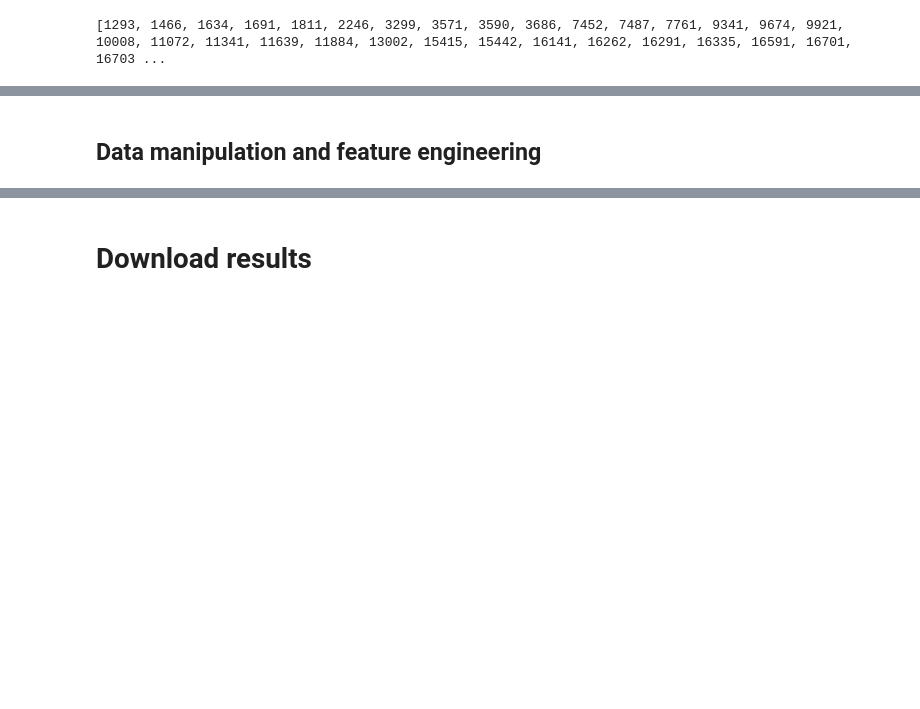
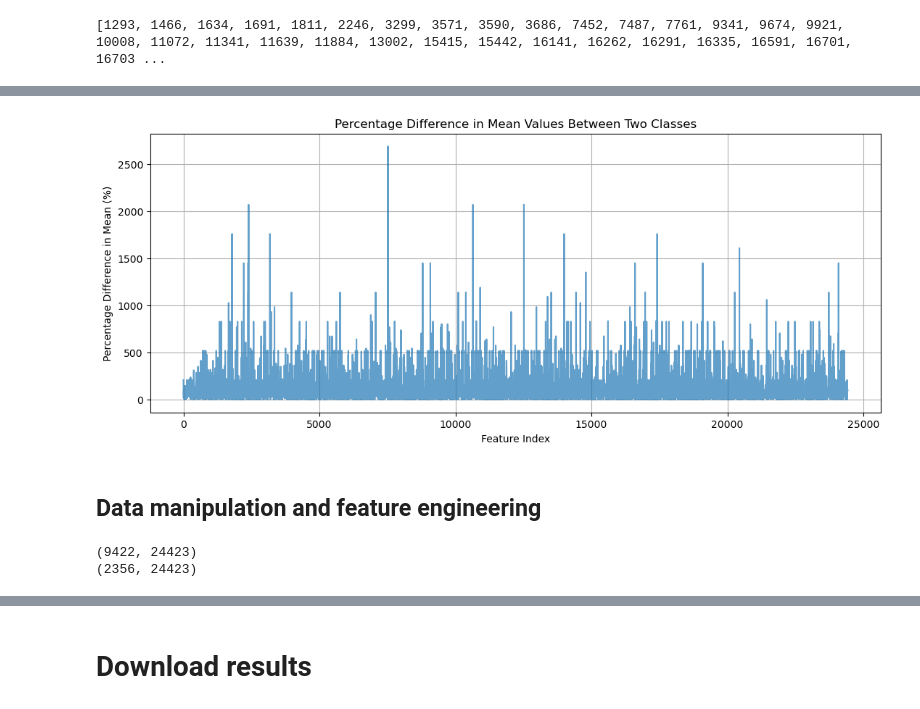
Before and after one commit to 40131322/Classer-le-text---Text-classification, a Jupyter notebook: Milestone 2/Milestone_1_w_scikit.ipynb, the cells around one changed output, grey strips where cells are left out. Cells and saved outputs as stored; diff of their text form; code cells hidden in the pictures; blank space fills up the shorter version.

```diff
--- a/Milestone 2/Milestone_1_w_scikit.ipynb
+++ b/Milestone 2/Milestone_1_w_scikit.ipynb
@@ -301,2 +221,38 @@ print(stop_word_indices)
+# %%
+# Calculate the mean values for each class
+mean_class0 = x_raw_filtered[ind_class0, :].mean(axis=0)
+mean_class1 = x_raw_filtered[ind_class1, :].mean(axis=0)
+
+# Calculate the percentage difference in means
+percentage_difference = np.zeros_like(mean_class0)
+for i in range(len(mean_class0)):
+    if mean_class0[i] != 0 and mean_class1[i] != 0:
+        percentage_difference[i] = 100 * abs(mean_class1[i] - mean_class0[i]) / min(mean_class0[i], mean_class1[i])
+    elif mean_class0[i] != 0:
+        percentage_difference[i] = 100 * abs(mean_class1[i] - mean_class0[i]) / mean_class0[i]
+    elif mean_class1[i] != 0:
+        percentage_difference[i] = 100 * abs(mean_class1[i] - mean_class0[i]) / mean_class1[i]
+    else:
+        percentage_difference[i] = 0
+
+# Plot the percentage difference in means
+plt.figure(figsize=(13, 5))
+plt.plot(percentage_difference, alpha=0.7)
+plt.xlabel('Feature Index')
+plt.ylabel('Percentage Difference in Mean (%)')
+plt.title('Percentage Difference in Mean Values Between Two Classes')
+plt.grid(True)
+plt.show()
+# %% [output]
+[figure, added]
 # %% [markdown]
 ## Data manipulation and feature engineering
+# %%
+x_train_start = x_raw_filtered
+x_test_start = X_test_filtered
+
+print(x_train_start.shape)
+print(x_test_start.shape)
+# %% [output]
+(9422, 24423)
+(2356, 24423)
```
Also changed, not shown: parts of 70 cells of this notebook, 21 other files.
